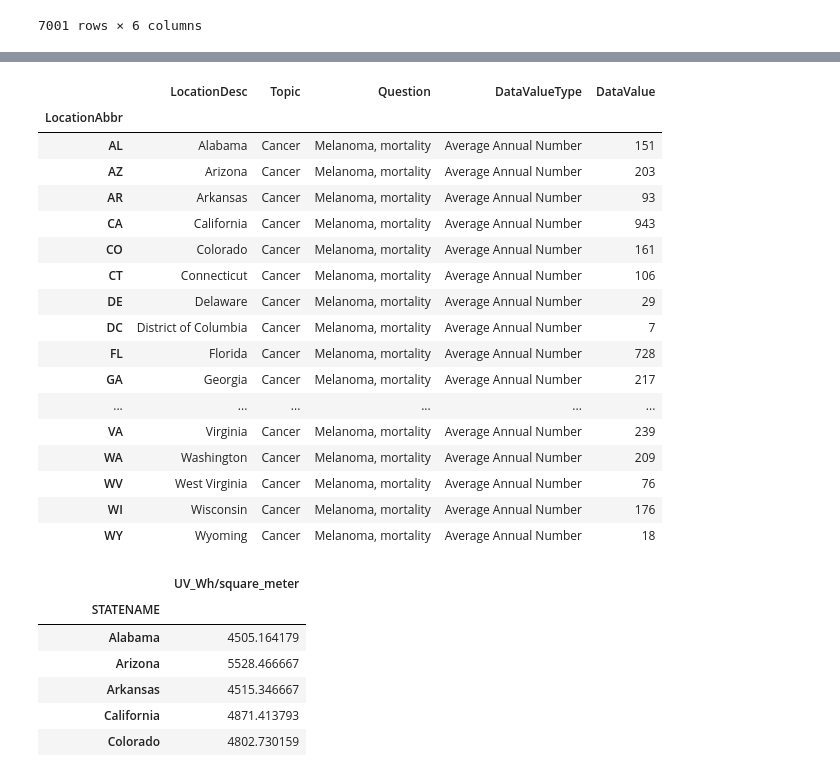
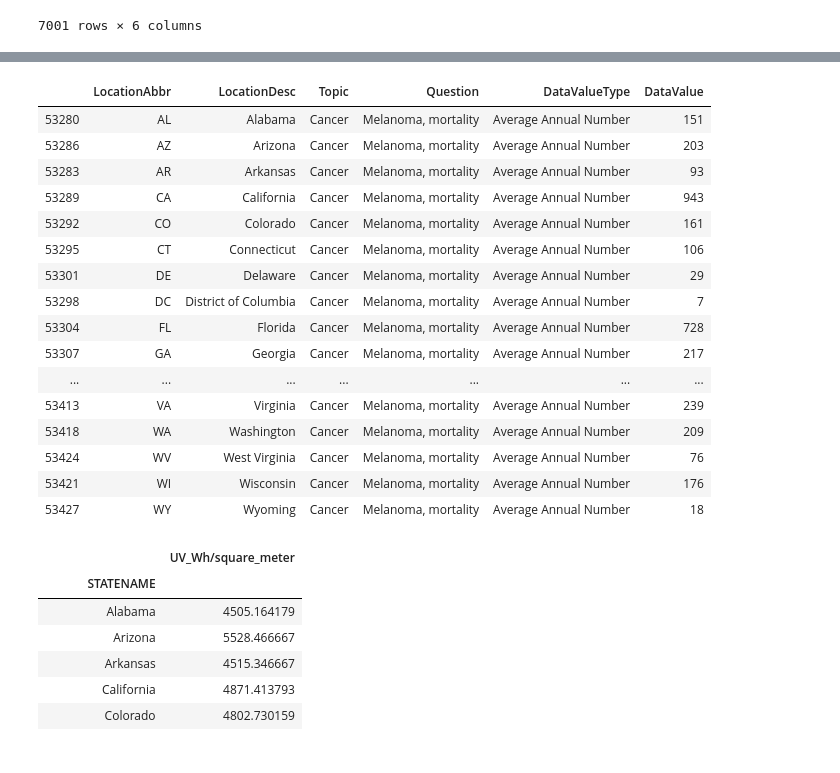
Before and after one commit to shujams/UV-Melanoma-ETL-Analysis, a Jupyter notebook: Project_2_MonoDB Route.ipynb, the cells around one changed output, grey strips where cells are left out. Saved outputs shown, nothing was run; the diff lists cells and outputs as text; code cells hidden in the pictures.

```diff
--- a/Project_2_MonoDB Route.ipynb
+++ b/Project_2_MonoDB Route.ipynb
@@ -108,33 +110,35 @@ incidence_df
 # %%
 # Cancer Mortality Values for Continental United States
 
 mortality_df = new_cancer_df.loc[new_cancer_df['Question'] == 'Melanoma, mortality']
 mortality_df
 
 mortality_df = mortality_df.loc[mortality_df['DataValueType'] == 'Average Annual Number']
-mortality_df.set_index('LocationAbbr', inplace=True)
-#mortality_df.to_csv('mortality.csv')
-mortality_df.drop(["AK", "HI", "US"], inplace = True)
+# mortality_df.set_index('LocationAbbr', inplace=True)
+# mortality_df.to_csv('mortality.csv')
+# mortality_df.drop(["AK", "HI", "US"], inplace = True)
+mortality_df = mortality_df[mortality_df['LocationAbbr'] != 'AK']
+mortality_df = mortality_df[mortality_df['LocationAbbr'] != 'HI']
+mortality_df = mortality_df[mortality_df['LocationAbbr'] != 'US']
 mortality_df
 # %% [output]
-|  | LocationDesc | Topic | Question | DataValueType | DataValue |
-| LocationAbbr |  |  |  |  |  |
-| AL | Alabama | Cancer | Melanoma, mortality | Average Annual Number | 151 |
-| AZ | Arizona | Cancer | Melanoma, mortality | Average Annual Number | 203 |
-| AR | Arkansas | Cancer | Melanoma, mortality | Average Annual Number | 93 |
-| CA | California | Cancer | Melanoma, mortality | Average Annual Number | 943 |
-| CO | Colorado | Cancer | Melanoma, mortality | Average Annual Number | 161 |
-| CT | Connecticut | Cancer | Melanoma, mortality | Average Annual Number | 106 |
-| DE | Delaware | Cancer | Melanoma, mortality | Average Annual Number | 29 |
-| DC | District of Columbia | Cancer | Melanoma, mortality | Average Annual Number | 7 |
-| FL | Florida | Cancer | Melanoma, mortality | Average Annual Number | 728 |
-| GA | Georgia | Cancer | Melanoma, mortality | Average Annual Number | 217 |
-| ... | ... | ... | ... | ... | ... |
-| VA | Virginia | Cancer | Melanoma, mortality | Average Annual Number | 239 |
-| WA | Washington | Cancer | Melanoma, mortality | Average Annual Number | 209 |
-| WV | West Virginia | Cancer | Melanoma, mortality | Average Annual Number | 76 |
-| WI | Wisconsin | Cancer | Melanoma, mortality | Average Annual Number | 176 |
-| WY | Wyoming | Cancer | Melanoma, mortality | Average Annual Number | 18 |
+|  | LocationAbbr | LocationDesc | Topic | Question | DataValueType | DataValue |
+| 53280 | AL | Alabama | Cancer | Melanoma, mortality | Average Annual Number | 151 |
+| 53286 | AZ | Arizona | Cancer | Melanoma, mortality | Average Annual Number | 203 |
+| 53283 | AR | Arkansas | Cancer | Melanoma, mortality | Average Annual Number | 93 |
+| 53289 | CA | California | Cancer | Melanoma, mortality | Average Annual Number | 943 |
+| 53292 | CO | Colorado | Cancer | Melanoma, mortality | Average Annual Number | 161 |
+| 53295 | CT | Connecticut | Cancer | Melanoma, mortality | Average Annual Number | 106 |
+| 53301 | DE | Delaware | Cancer | Melanoma, mortality | Average Annual Number | 29 |
+| 53298 | DC | District of Columbia | Cancer | Melanoma, mortality | Average Annual Number | 7 |
+| 53304 | FL | Florida | Cancer | Melanoma, mortality | Average Annual Number | 728 |
+| 53307 | GA | Georgia | Cancer | Melanoma, mortality | Average Annual Number | 217 |
+| ... | ... | ... | ... | ... | ... | ... |
+| 53413 | VA | Virginia | Cancer | Melanoma, mortality | Average Annual Number | 239 |
+| 53418 | WA | Washington | Cancer | Melanoma, mortality | Average Annual Number | 209 |
+| 53424 | WV | West Virginia | Cancer | Melanoma, mortality | Average Annual Number | 76 |
+| 53421 | WI | Wisconsin | Cancer | Melanoma, mortality | Average Annual Number | 176 |
+| 53427 | WY | Wyoming | Cancer | Melanoma, mortality | Average Annual Number | 18 |
 # %%
 
 # 2nd File to Load
```
Also changed, not shown: parts of 7 cells of this notebook, 3 other files.
